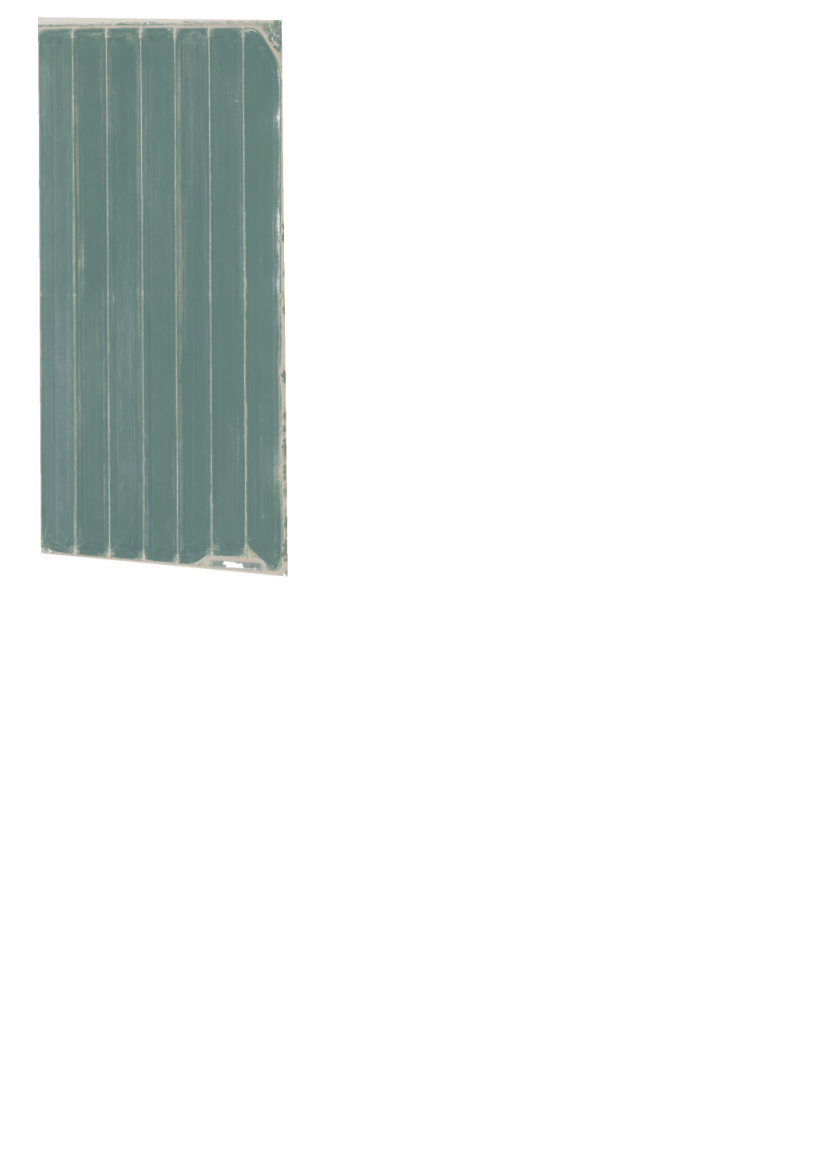
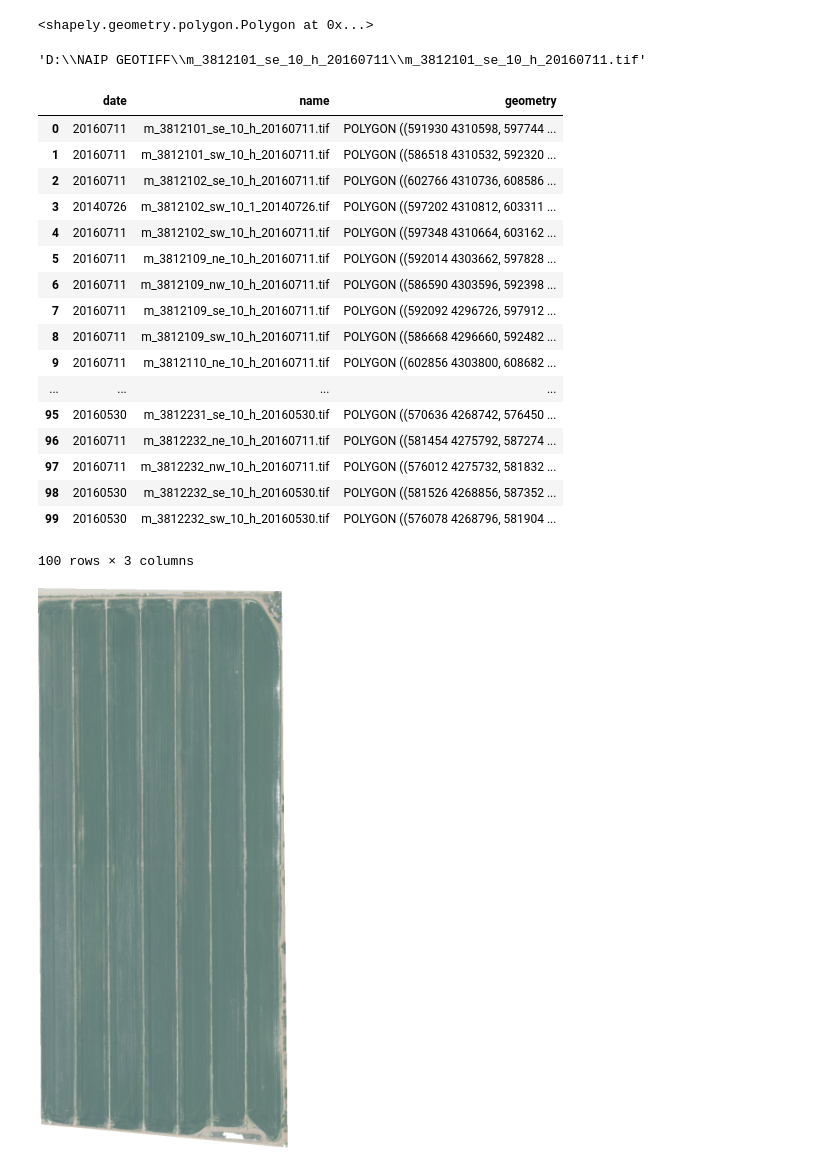
Before and after one commit to MarcelColvin/GeoSpatial-Classification, a Jupyter notebook: Extract_fields_data.ipynb, the cells around one changed output. Saved outputs shown, nothing was run; the diff lists cells and outputs as text; code cells hidden in the pictures; blank space fills up the shorter version.

```diff
--- a/Extract_fields_data.ipynb
+++ b/Extract_fields_data.ipynb
@@ -32,0 +44,40 @@ with rasterio.open("D:\\NAIP GEOTIFF\\m_3812101_se_10_h_20160711\\m_3812101_se_1
+# %%
+x
+# %% [output]
+<shapely.geometry.polygon.Polygon at 0x...>
+# %%
+picturedf = pics[["date", "name"]]
+# %%
+path = 'D:\\NAIP GEOTIFF'
+for i in range(0,100):
+    pic_path = os.path.join(os.path.join(path, picturedf.iloc[i]['name'].replace('.tif', '')),picturedf.iloc[i]['name'] )
+    src = rasterio.open(pic_path, 'r')
+    picturedf.loc[i, "geometry"] = Polygon([(src.bounds[0], src.bounds[3]),(src.bounds[2], src.bounds[3]), (src.bounds[2], src.bounds[1]),(src.bounds[0], src.bounds[1])])
+# %%
+picturedf = gpd.GeoDataFrame(picturedf, geometry = picturedf["geometry"])
+# %%
+path = 'D:\\NAIP GEOTIFF'
+os.path.join(os.path.join(path, picturedf.iloc[0]['name'].replace('.tif', '')),picturedf.iloc[0]['name'] )
+# %% [output]
+'D:\\NAIP GEOTIFF\\m_3812101_se_10_h_20160711\\m_3812101_se_10_h_20160711.tif'
+# %%
+picturedf
+# %% [output]
+|  | date | name | geometry |
+| 0 | 20160711 | m_3812101_se_10_h_20160711.tif | POLYGON ((591930 4310598, 597744 ... |
+| 1 | 20160711 | m_3812101_sw_10_h_20160711.tif | POLYGON ((586518 4310532, 592320 ... |
+| 2 | 20160711 | m_3812102_se_10_h_20160711.tif | POLYGON ((602766 4310736, 608586 ... |
+| 3 | 20140726 | m_3812102_sw_10_1_20140726.tif | POLYGON ((597202 4310812, 603311 ... |
+| 4 | 20160711 | m_3812102_sw_10_h_20160711.tif | POLYGON ((597348 4310664, 603162 ... |
+| 5 | 20160711 | m_3812109_ne_10_h_20160711.tif | POLYGON ((592014 4303662, 597828 ... |
+| 6 | 20160711 | m_3812109_nw_10_h_20160711.tif | POLYGON ((586590 4303596, 592398 ... |
+| 7 | 20160711 | m_3812109_se_10_h_20160711.tif | POLYGON ((592092 4296726, 597912 ... |
+| 8 | 20160711 | m_3812109_sw_10_h_20160711.tif | POLYGON ((586668 4296660, 592482 ... |
+| 9 | 20160711 | m_3812110_ne_10_h_20160711.tif | POLYGON ((602856 4303800, 608682 ... |
+| ... | ... | ... | ... |
+| 95 | 20160530 | m_3812231_se_10_h_20160530.tif | POLYGON ((570636 4268742, 576450 ... |
+| 96 | 20160711 | m_3812232_ne_10_h_20160711.tif | POLYGON ((581454 4275792, 587274 ... |
+| 97 | 20160711 | m_3812232_nw_10_h_20160711.tif | POLYGON ((576012 4275732, 581832 ... |
+| 98 | 20160530 | m_3812232_se_10_h_20160530.tif | POLYGON ((581526 4268856, 587352 ... |
+| 99 | 20160530 | m_3812232_sw_10_h_20160530.tif | POLYGON ((576078 4268796, 581904 ... |
+100 rows × 3 columns
```
Also changed, not shown: parts of 5 cells of this notebook, 4 other files.
